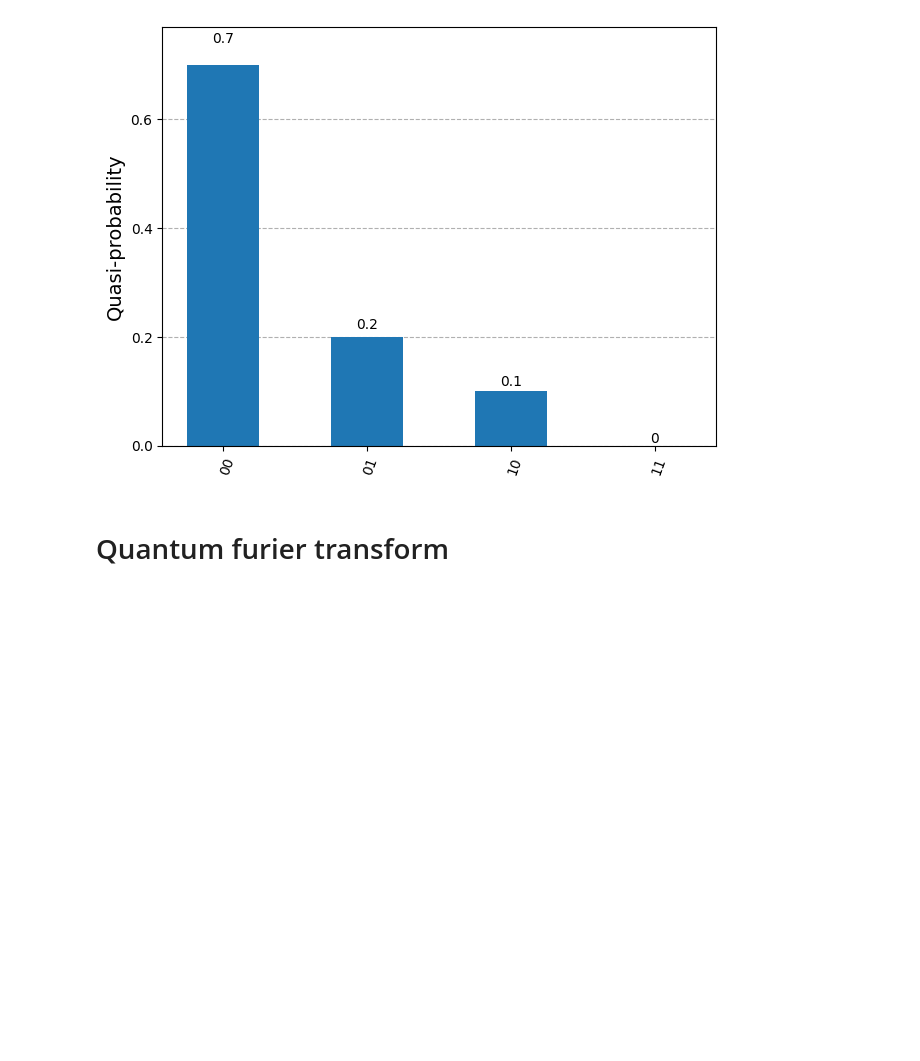
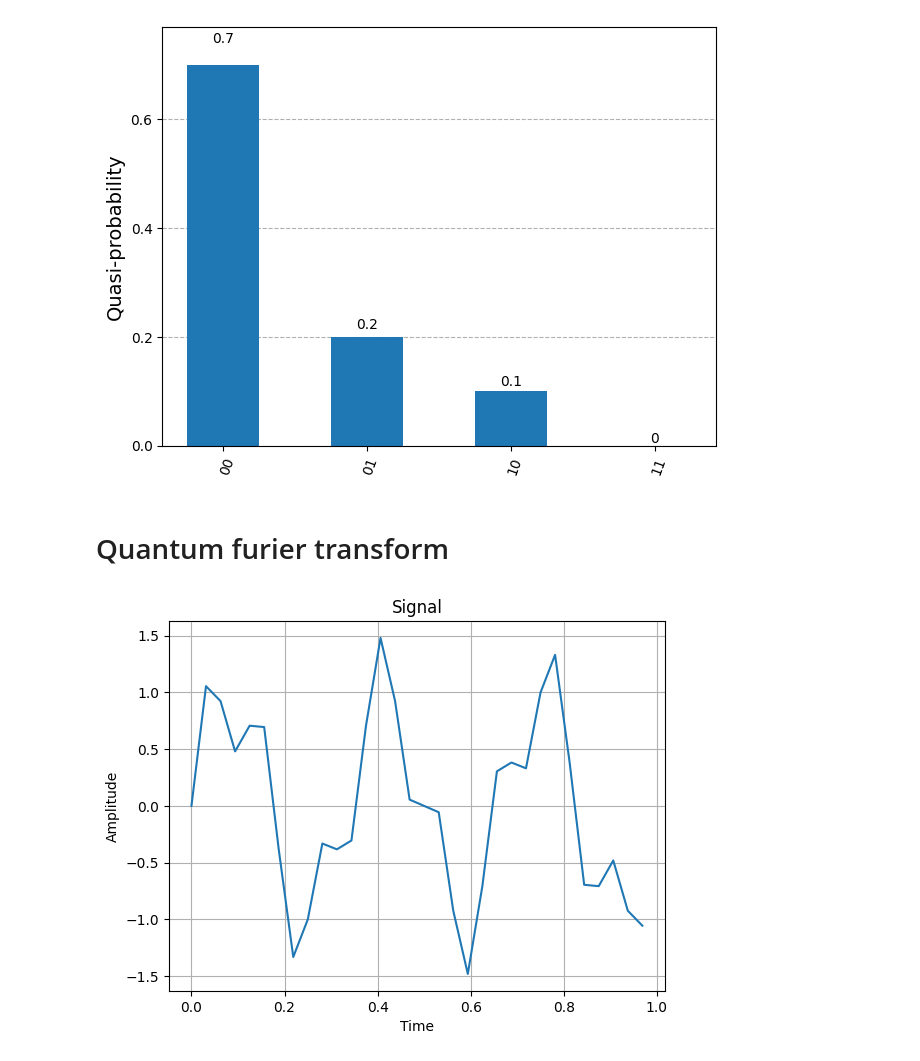
Before and after one commit to Dreamerend3008/Cuantum-Computing-Simulator, a Jupyter notebook: backend/test.ipynb, the cells around one changed output. Saved outputs shown, nothing was run; the diff lists cells and outputs as text; code cells hidden in the pictures; blank space fills up the shorter version.

```diff
--- a/backend/test.ipynb
+++ b/backend/test.ipynb
@@ -98,26 +118,35 @@ plot_histogram(counts)
 # %%
 import numpy as np
 
 
 nq = 5
 N = 2**nq
 
 t = np.linspace(0, 1, N, endpoint=False)
 
 frecuencies = [3, 8]
 
 signal = np.sin(2 * np.pi * frecuencies[0] * t) + 0.5 * np.sin(2 * np.pi * frecuencies[1] * t)
 
 n_signal = signal / np.linalg.norm(signal)
 
+plt.plot(t, signal)
+plt.title('Signal')
+plt.xlabel('Time')
+plt.ylabel('Amplitude')
+plt.grid()
+plt.show()
+
 clb = 0
 initial_state = ''
 runner_mode = 'shot'
 noise_model = ''
 shots = 1024
 
 algorithm_instructions = [
                           {"name": "INITIALIZE", "qubits": list(range(nq)), "params": n_signal},
                           {"name": "QFT", "qubits": list(range(nq))}
                         ]
 dicccionary = dict_builder(nq, clb, initial_state, algorithm_instructions, runner_mode, noise_model, shots)
+# %% [output]
+[figure, added]
```
Also changed, not shown: parts of 4 cells of this notebook, 3 other files.
